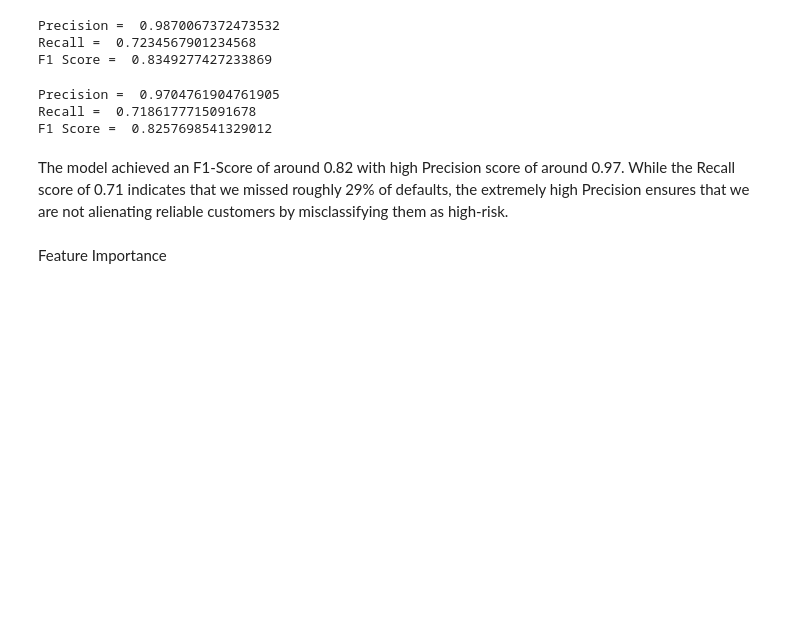
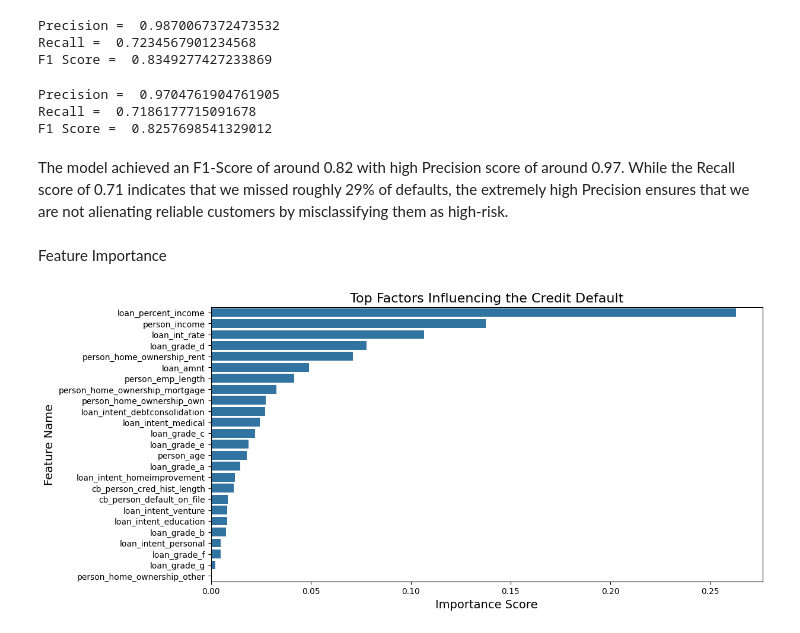
Before and after one commit to shlokzz/Credit-Risk-Prediction-Project, a Jupyter notebook: notebooks/model_evaluation.ipynb, the cells around one changed output. Saved outputs shown, nothing was run; the diff lists cells and outputs as text; code cells hidden in the pictures; blank space fills up the shorter version.

Commit message:
Visualize feature important to find out the key factors for credit default

```diff
--- a/notebooks/model_evaluation.ipynb
+++ b/notebooks/model_evaluation.ipynb
@@ -371,3 +371,13 @@ feature_importance_df = pd.DataFrame({'Features' : feature_names, 'Importance' :
 
 # Sort them from higher to lower
 feature_importance_df = feature_importance_df.sort_values(by='Importance', ascending=False)
+# %%
+# Plot the results
+plt.figure(figsize=(12,6))
+sns.barplot(x='Importance', y='Features', data=feature_importance_df)
+plt.title("Top Factors Influencing the Credit Default", fontsize=16)
+plt.xlabel("Importance Score", fontsize=14)
+plt.ylabel("Feature Name", fontsize=14)
+plt.show()
+# %% [output]
+[figure, added]
```
